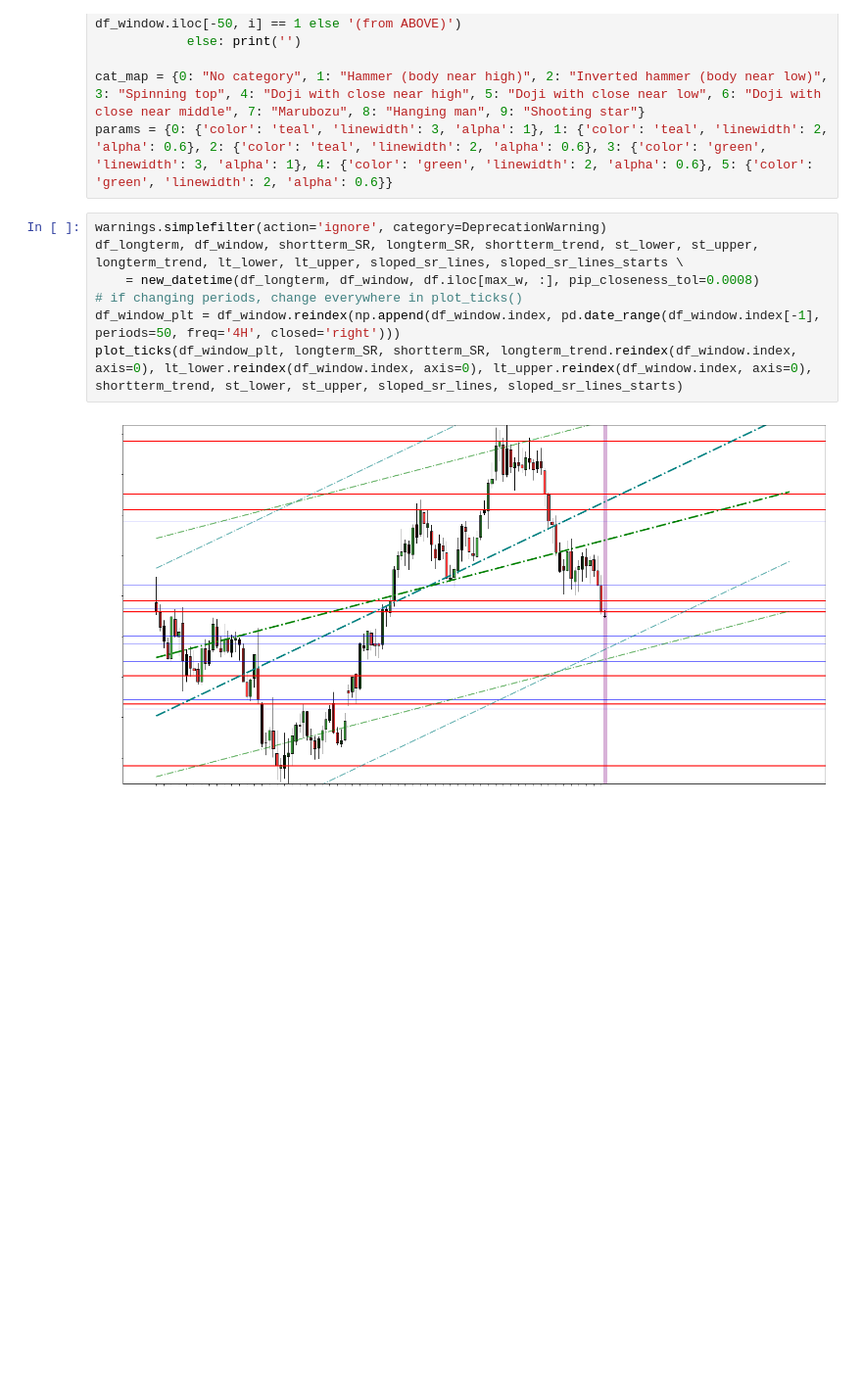
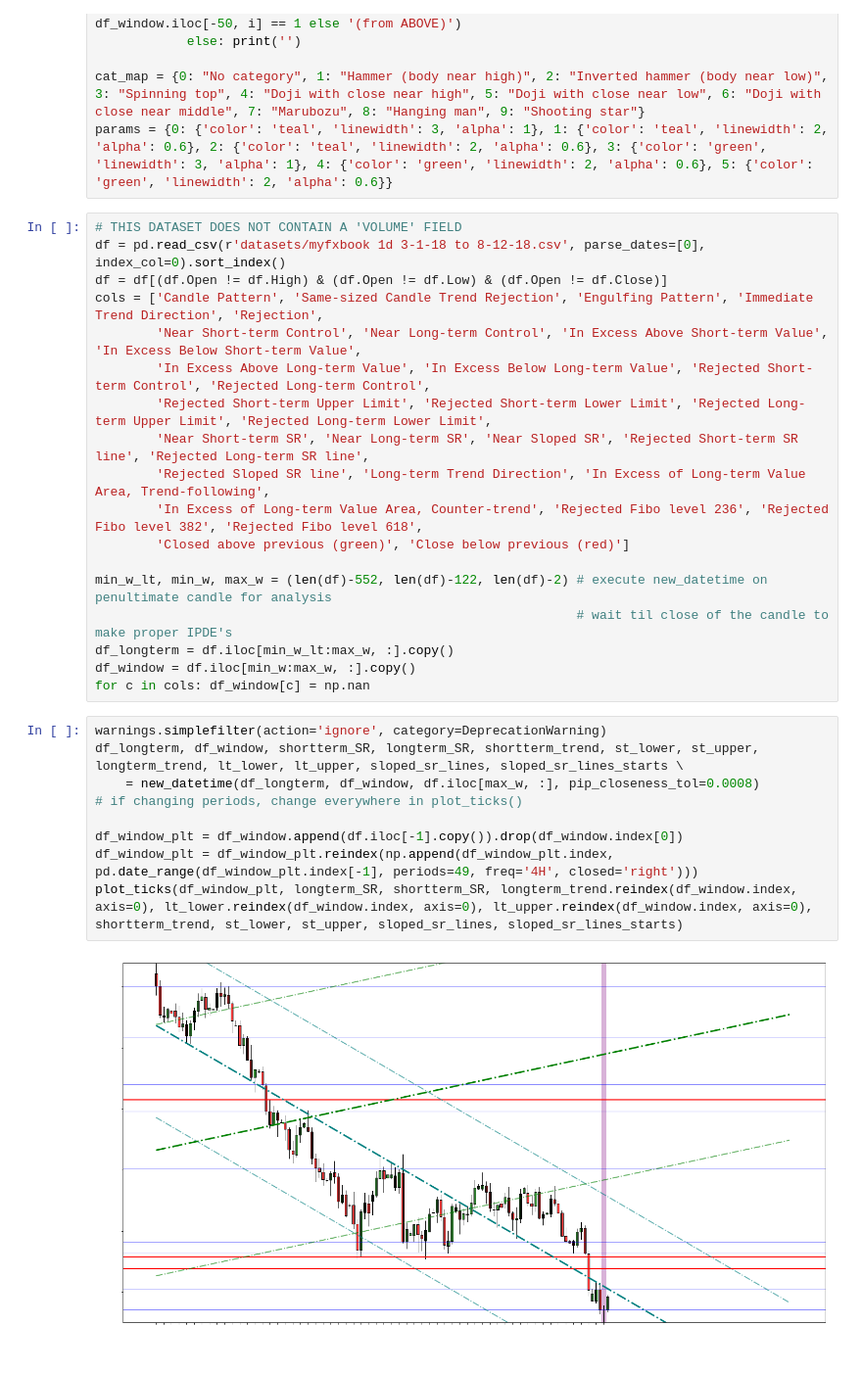
Before and after one commit to recorn007/trading-analysis, a Jupyter notebook: Current datetime.ipynb, the cells around one changed output. Shown at 98% size. Cells and saved outputs as stored; diff of their text form; blank space fills up the shorter version.

```diff
--- a/Current datetime.ipynb
+++ b/Current datetime.ipynb
@@ -88,11 +70,31 @@ def plot_ticks(df_window, longterm_SR, shortterm_SR, longterm_trend, lt_lower, l
 
 cat_map = {0: "No category", 1: "Hammer (body near high)", 2: "Inverted hammer (body near low)", 3: "Spinning top", 4: "Doji with close near high", 5: "Doji with close near low", 6: "Doji with close near middle", 7: "Marubozu", 8: "Hanging man", 9: "Shooting star"}
 params = {0: {'color': 'teal', 'linewidth': 3, 'alpha': 1}, 1: {'color': 'teal', 'linewidth': 2, 'alpha': 0.6}, 2: {'color': 'teal', 'linewidth': 2, 'alpha': 0.6}, 3: {'color': 'green', 'linewidth': 3, 'alpha': 1}, 4: {'color': 'green', 'linewidth': 2, 'alpha': 0.6}, 5: {'color': 'green', 'linewidth': 2, 'alpha': 0.6}}
+# %%
+# THIS DATASET DOES NOT CONTAIN A 'VOLUME' FIELD
+df = pd.read_csv(r'datasets/myfxbook 1d 3-1-18 to 8-12-18.csv', parse_dates=[0], index_col=0).sort_index()
+df = df[(df.Open != df.High) & (df.Open != df.Low) & (df.Open != df.Close)]
+cols = ['Candle Pattern', 'Same-sized Candle Trend Rejection', 'Engulfing Pattern', 'Immediate Trend Direction', 'Rejection',
+        'Near Short-term Control', 'Near Long-term Control', 'In Excess Above Short-term Value', 'In Excess Below Short-term Value',
+        'In Excess Above Long-term Value', 'In Excess Below Long-term Value', 'Rejected Short-term Control', 'Rejected Long-term Control',
+        'Rejected Short-term Upper Limit', 'Rejected Short-term Lower Limit', 'Rejected Long-term Upper Limit', 'Rejected Long-term Lower Limit',
+        'Near Short-term SR', 'Near Long-term SR', 'Near Sloped SR', 'Rejected Short-term SR line', 'Rejected Long-term SR line',
+        'Rejected Sloped SR line', 'Long-term Trend Direction', 'In Excess of Long-term Value Area, Trend-following',
+        'In Excess of Long-term Value Area, Counter-trend', 'Rejected Fibo level 236', 'Rejected Fibo level 382', 'Rejected Fibo level 618',
+        'Closed above previous (green)', 'Close below previous (red)']
+
+min_w_lt, min_w, max_w = (len(df)-552, len(df)-122, len(df)-2) # execute new_datetime on penultimate candle for analysis
+                                                               # wait til close of the candle to make proper IPDE's
+df_longterm = df.iloc[min_w_lt:max_w, :].copy()
+df_window = df.iloc[min_w:max_w, :].copy()
+for c in cols: df_window[c] = np.nan
 # %%
 warnings.simplefilter(action='ignore', category=DeprecationWarning)
 df_longterm, df_window, shortterm_SR, longterm_SR, shortterm_trend, st_lower, st_upper, longterm_trend, lt_lower, lt_upper, sloped_sr_lines, sloped_sr_lines_starts \
     = new_datetime(df_longterm, df_window, df.iloc[max_w, :], pip_closeness_tol=0.0008)         # if changing periods, change everywhere in plot_ticks()
-df_window_plt = df_window.reindex(np.append(df_window.index, pd.date_range(df_window.index[-1], periods=50, freq='4H', closed='right')))
+
+df_window_plt = df_window.append(df.iloc[-1].copy()).drop(df_window.index[0])
+df_window_plt = df_window_plt.reindex(np.append(df_window_plt.index, pd.date_range(df_window_plt.index[-1], periods=49, freq='4H', closed='right')))
 plot_ticks(df_window_plt, longterm_SR, shortterm_SR, longterm_trend.reindex(df_window.index, axis=0), lt_lower.reindex(df_window.index, axis=0), lt_upper.reindex(df_window.index, axis=0), shortterm_trend, st_lower, st_upper, sloped_sr_lines, sloped_sr_lines_starts)
 # %% [output]
-[figure, old version]
+[figure, new version]
```
Also changed, not shown: parts of 2 cells of this notebook, 6 other files.
